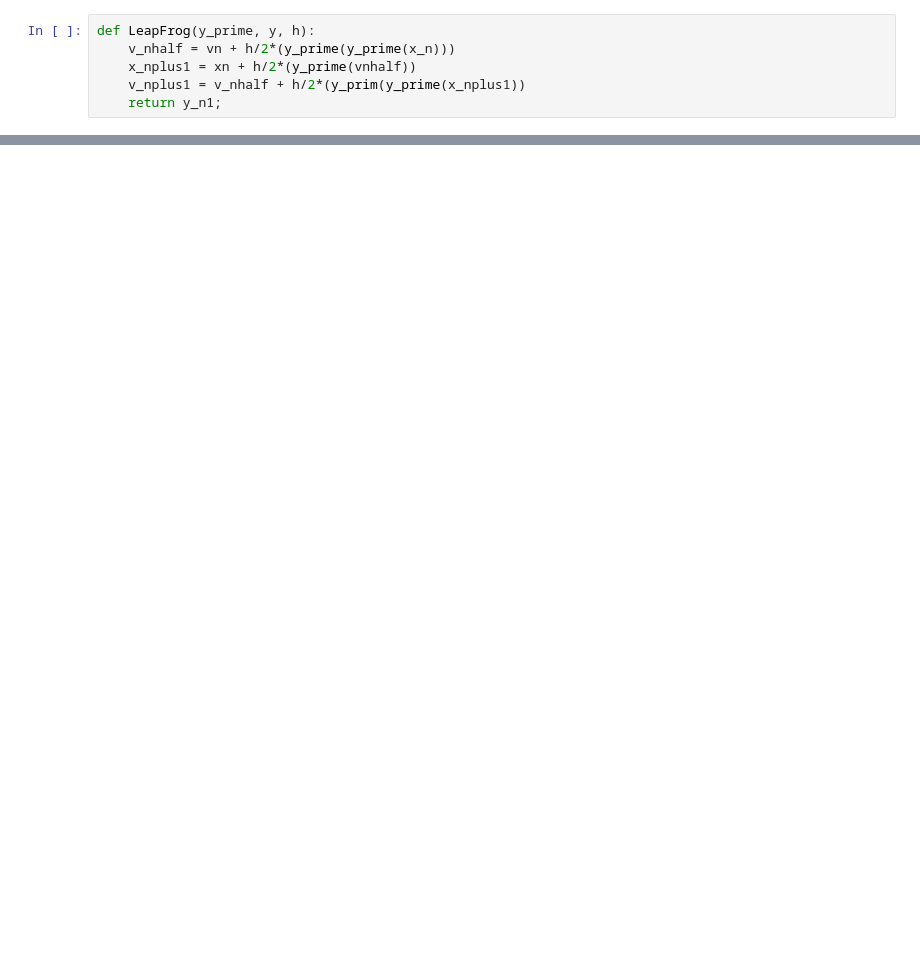
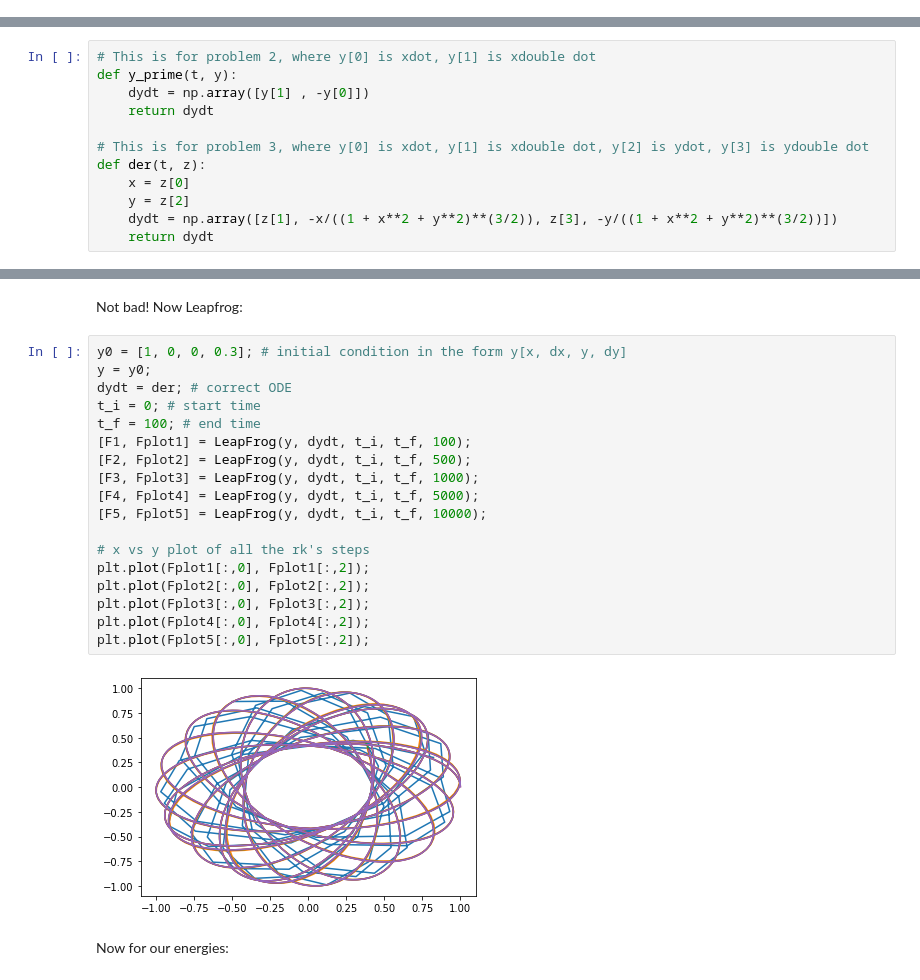
Before and after one commit to maria8ch/a427, a Jupyter notebook: hw2/hw2py/hw2.ipynb, the cells around one changed output, grey strips where cells are left out. Saved outputs shown, nothing was run; the diff lists cells and outputs as text; blank space fills up the shorter version.

```diff
--- a/hw2/hw2py/hw2.ipynb
+++ b/hw2/hw2py/hw2.ipynb
@@ -35,6 +0,0 @@ def FourRungeKutta(y_prime, y, h):
-# %%
-def LeapFrog(y_prime, y, h):
-    v_nhalf = vn + h/2*(y_prime(y_prime(x_n)))
-    x_nplus1 = xn + h/2*(y_prime(vnhalf))
-    v_nplus1 = v_nhalf + h/2*(y_prim(y_prime(x_nplus1))
-    return y_n1;
@@ -92,0 +8,12 @@ d^2x/dt^2 = − x/ (1 + x^2 + y^2)^(3/2)
+# %%
+# This is for problem 2, where y[0] is xdot, y[1] is xdouble dot
+def y_prime(t, y):
+    dydt = np.array([y[1] , -y[0]])
+    return dydt
+
+# This is for problem 3, where y[0] is xdot, y[1] is xdouble dot, y[2] is ydot, y[3] is ydouble dot
+def der(t, z):
+    x = z[0]
+    y = z[2]
+    dydt = np.array([z[1], -x/((1 + x**2 + y**2)**(3/2)), z[3], -y/((1 + x**2 + y**2)**(3/2))])
+    return dydt
@@ -92,0 +337,24 @@ d^2x/dt^2 = − x/ (1 + x^2 + y^2)^(3/2)
+# %% [markdown]
+Not bad! Now Leapfrog:
+# %%
+y0 = [1, 0, 0, 0.3]; # initial condition in the form y[x, dx, y, dy]
+y = y0;
+dydt = der; # correct ODE
+t_i = 0; # start time
+t_f = 100; # end time
+[F1, Fplot1] = LeapFrog(y, dydt, t_i, t_f, 100);
+[F2, Fplot2] = LeapFrog(y, dydt, t_i, t_f, 500);
+[F3, Fplot3] = LeapFrog(y, dydt, t_i, t_f, 1000);
+[F4, Fplot4] = LeapFrog(y, dydt, t_i, t_f, 5000);
+[F5, Fplot5] = LeapFrog(y, dydt, t_i, t_f, 10000);
+
+# x vs y plot of all the rk's steps
+plt.plot(Fplot1[:,0], Fplot1[:,2]);
+plt.plot(Fplot2[:,0], Fplot2[:,2]);
+plt.plot(Fplot3[:,0], Fplot3[:,2]);
+plt.plot(Fplot4[:,0], Fplot4[:,2]);
+plt.plot(Fplot5[:,0], Fplot5[:,2]);
+# %% [output]
+[figure, added]
+# %% [markdown]
+Now for our energies:
```
Also changed, not shown: parts of 54 cells of this notebook.
